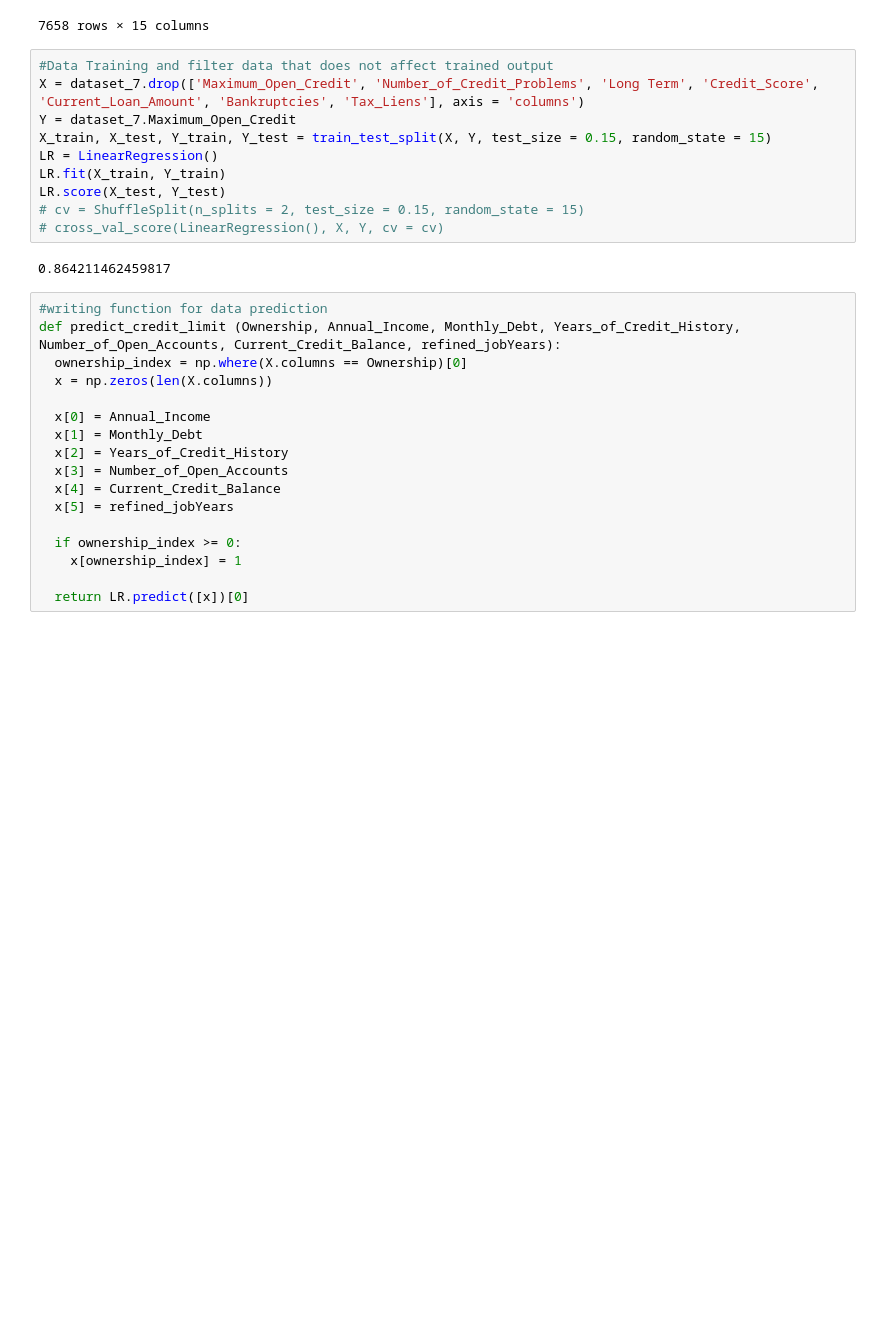
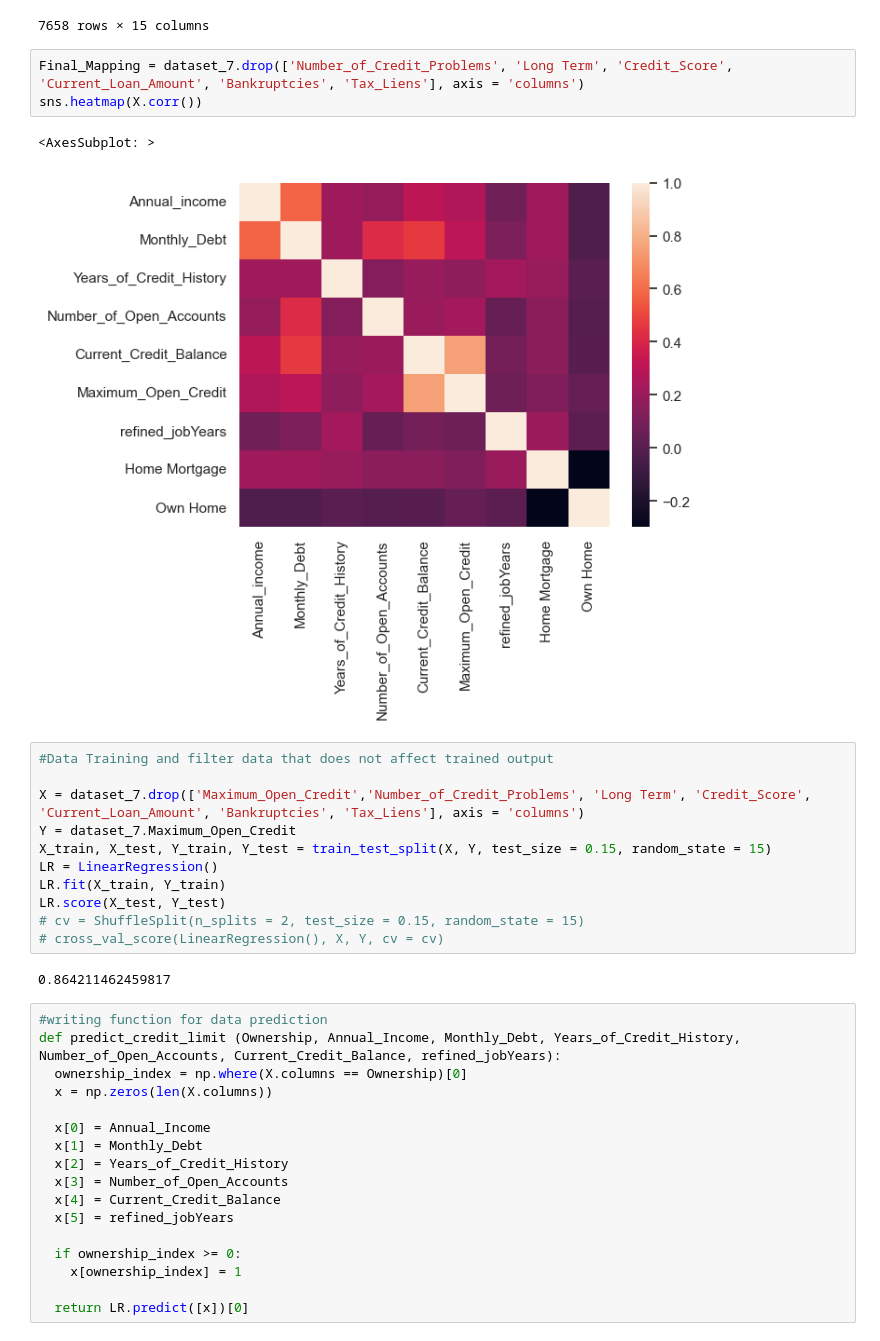
Before and after one commit to sarthak2004/CreditLimit-Hackoverflow2.0, a Jupyter notebook: CreditCardLimit.ipynb, the cells around one changed output. Drawn from its saved outputs; the diff is of its cells as text; blank space fills up the shorter version.

```diff
--- a/CreditCardLimit.ipynb
+++ b/CreditCardLimit.ipynb
@@ -113,9 +101,16 @@ dataset_7.dropna()
 | 9998 | 99999999 | 721.0 | 972097.0 | 12232.20 | 16.8 | ... |
 | 9999 | 99999999 | 748.0 | 1079960.0 | 12239.61 | 19.7 | ... |
 7658 rows × 15 columns
+# %%
+Final_Mapping = dataset_7.drop(['Number_of_Credit_Problems', 'Long Term', 'Credit_Score', 'Current_Loan_Amount', 'Bankruptcies', 'Tax_Liens'], axis = 'columns')
+sns.heatmap(X.corr())
+# %% [output]
+<AxesSubplot: >
+[figure, added]
 # %%
 #Data Training and filter data that does not affect trained output
-X = dataset_7.drop(['Maximum_Open_Credit', 'Number_of_Credit_Problems', 'Long Term', 'Credit_Score', 'Current_Loan_Amount', 'Bankruptcies', 'Tax_Liens'], axis = 'columns')
+
+X = dataset_7.drop(['Maximum_Open_Credit','Number_of_Credit_Problems', 'Long Term', 'Credit_Score', 'Current_Loan_Amount', 'Bankruptcies', 'Tax_Liens'], axis = 'columns')
 Y = dataset_7.Maximum_Open_Credit
 X_train, X_test, Y_train, Y_test = train_test_split(X, Y, test_size = 0.15, random_state = 15)
 LR = LinearRegression()
```
Also changed, not shown: parts of 2 cells of this notebook.
